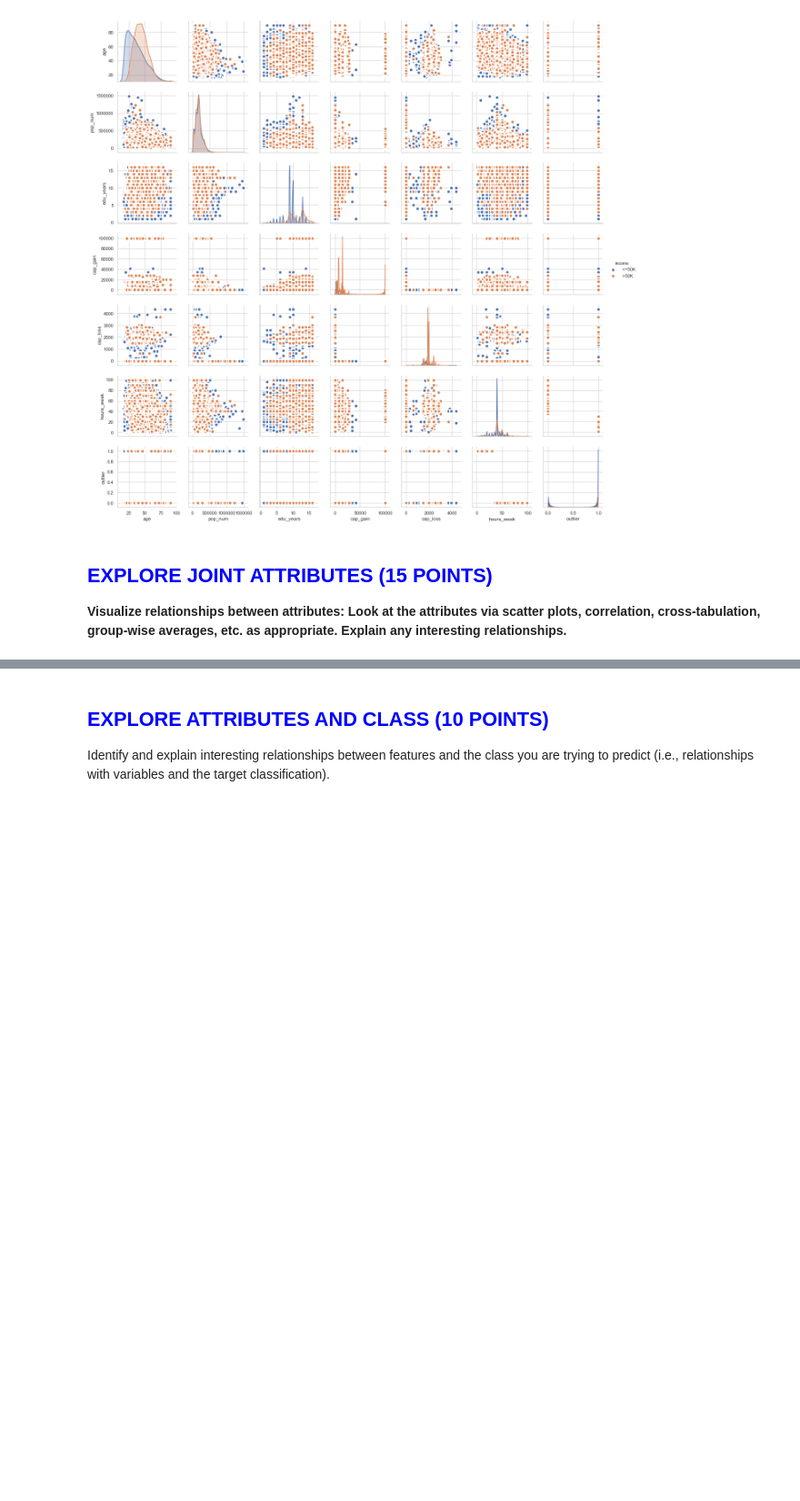
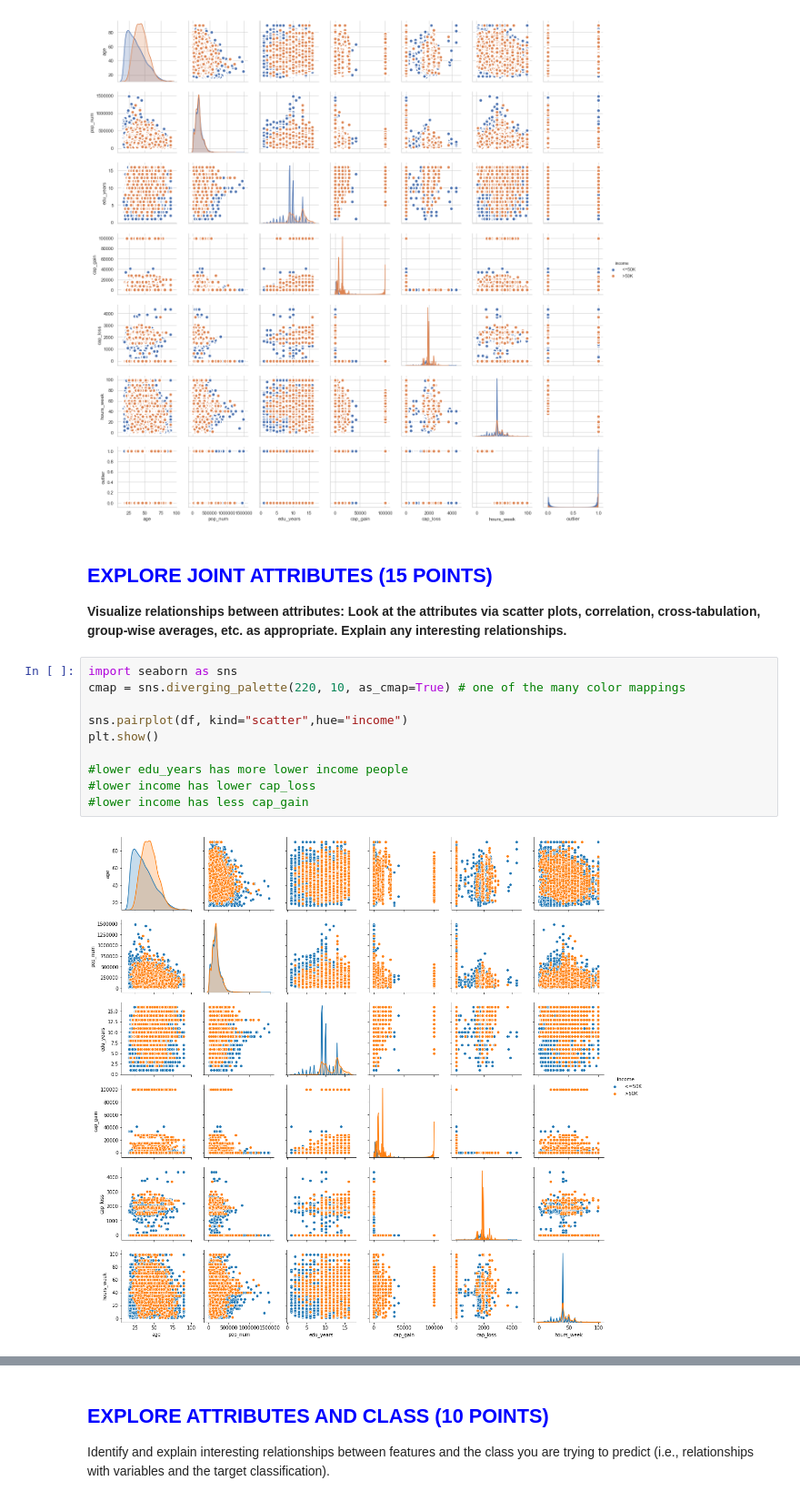
Before and after one commit to emccandlesssmu/data_mining, a Jupyter notebook: Assignment_1-MASTER.ipynb, the cells around one changed output, grey strips where cells are left out. Shown at 91% size. Saved outputs shown, nothing was run; the diff lists cells and outputs as text; blank space fills up the shorter version.

```diff
--- a/Assignment_1-MASTER.ipynb
+++ b/Assignment_1-MASTER.ipynb
@@ -639,3 +639,15 @@ plt.show()
 ## <font color=blue>EXPLORE JOINT ATTRIBUTES (15 POINTS)</font>
 
 **Visualize relationships between attributes: Look at the attributes via scatter plots, correlation, cross-tabulation, group-wise averages, etc. as appropriate. Explain any interesting relationships.**
+# %%
+import seaborn as sns
+cmap = sns.diverging_palette(220, 10, as_cmap=True) # one of the many color mappings
+
+sns.pairplot(df, kind="scatter",hue="income")
+plt.show()
+
+#lower edu_years has more lower income people
+#lower income has lower cap_loss
+#lower income has less cap_gain
+# %% [output]
+[figure, added]
```
Also changed, not shown: parts of 24 cells of this notebook.
